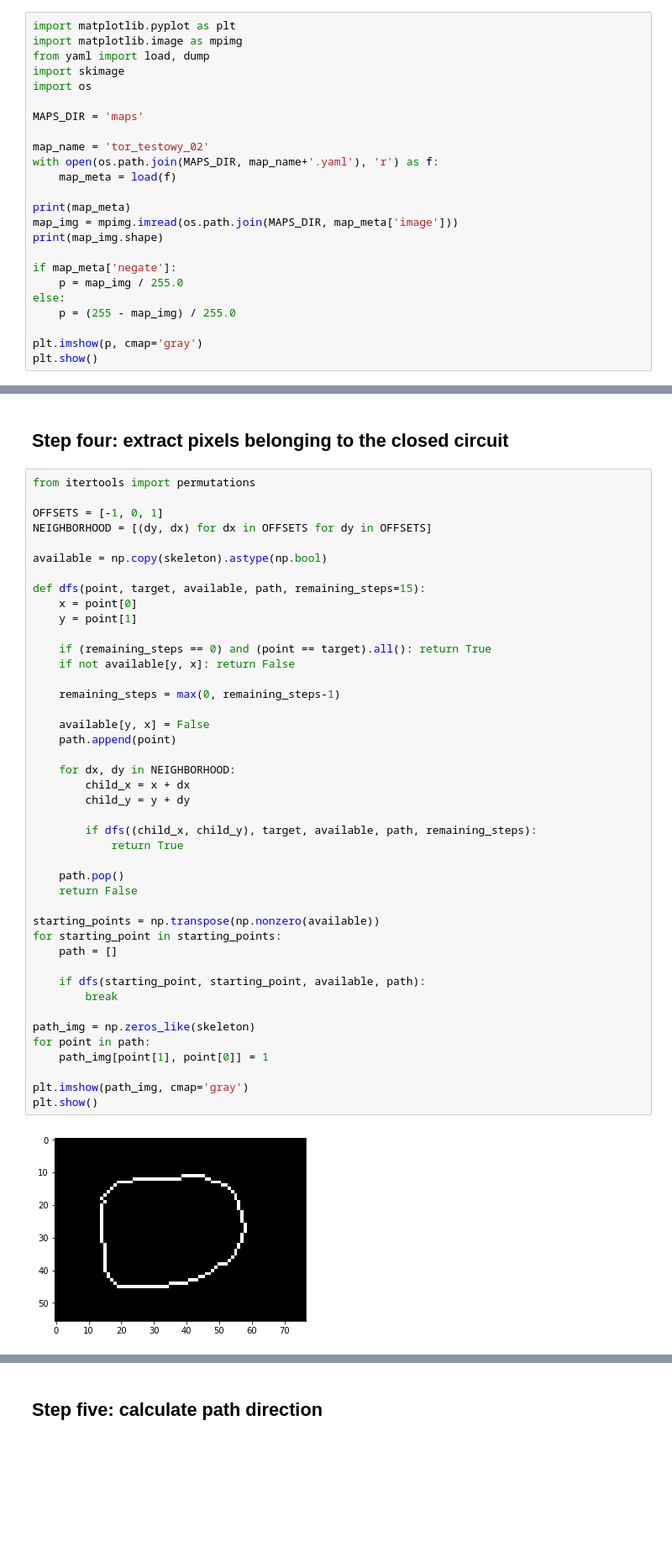
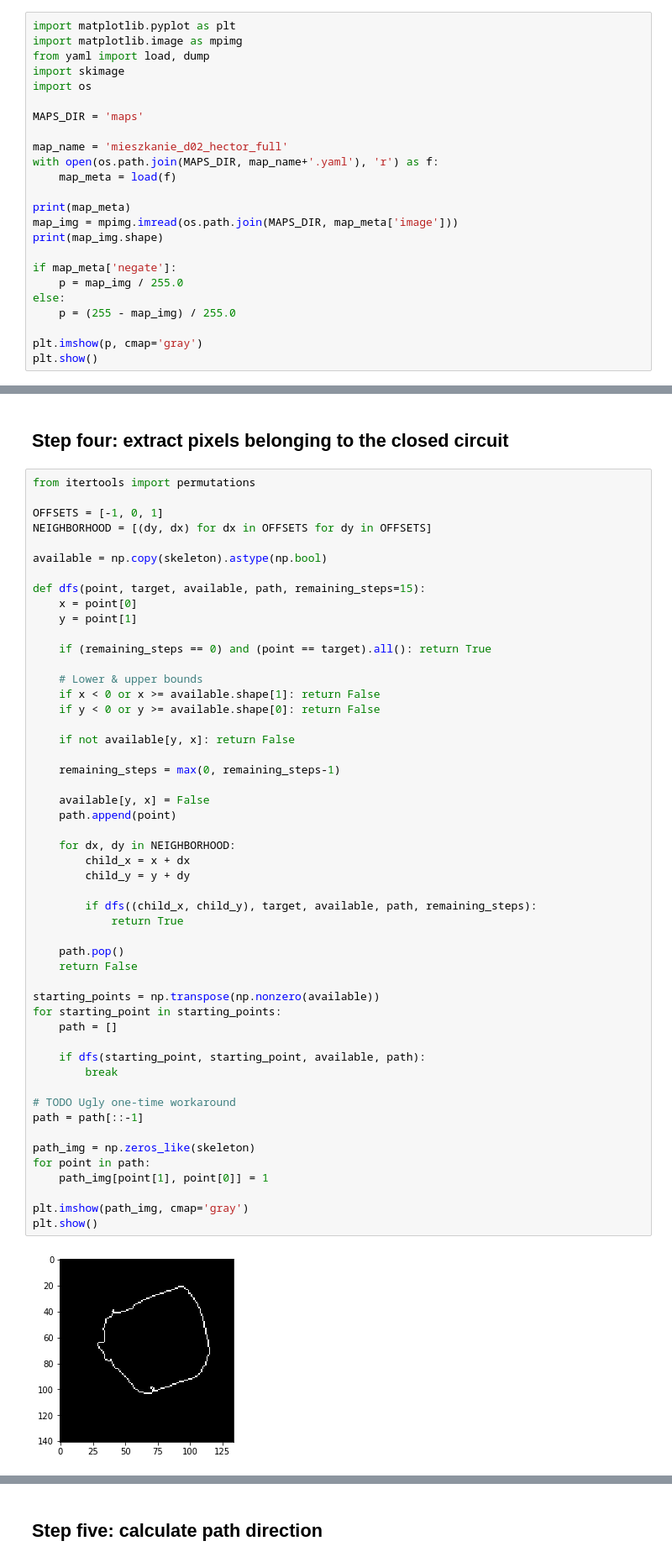
Before and after one commit to KNR-Selfie/selfie_f1tenth, a Jupyter notebook: selfie_map_processing/path_generation.ipynb, the cells around one changed output, grey strips where cells are left out. Shown at 84% size. Saved outputs shown, nothing was run; the diff lists cells and outputs as text; blank space fills up the shorter version.

```diff
--- a/selfie_map_processing/path_generation.ipynb
+++ b/selfie_map_processing/path_generation.ipynb
@@ -9,7 +9,7 @@ import os
 
 MAPS_DIR = 'maps'
 
-map_name = 'tor_testowy_02'
+map_name = 'mieszkanie_d02_hector_full'
 with open(os.path.join(MAPS_DIR, map_name+'.yaml'), 'r') as f:
     map_meta = load(f)
 
@@ -74,35 +74,43 @@ def dfs(point, target, available, path, remaining_steps=15):
     y = point[1]
 
     if (remaining_steps == 0) and (point == target).all(): return True
+
+    # Lower & upper bounds
+    if x < 0 or x >= available.shape[1]: return False
+    if y < 0 or y >= available.shape[0]: return False
+
     if not available[y, x]: return False
 
     remaining_steps = max(0, remaining_steps-1)
 
     available[y, x] = False
     path.append(point)
 
     for dx, dy in NEIGHBORHOOD:
         child_x = x + dx
         child_y = y + dy
 
         if dfs((child_x, child_y), target, available, path, remaining_steps):
             return True
 
     path.pop()
     return False
 
 starting_points = np.transpose(np.nonzero(available))
 for starting_point in starting_points:
     path = []
 
     if dfs(starting_point, starting_point, available, path):
         break
 
+# TODO Ugly one-time workaround
+path = path[::-1]
+
 path_img = np.zeros_like(skeleton)
 for point in path:
     path_img[point[1], point[0]] = 1
 
 plt.imshow(path_img, cmap='gray')
 plt.show()
 # %% [output]
-[figure, old version]
+[figure, new version]
```
Also changed, not shown: parts of 8 cells of this notebook, 1 other file.
